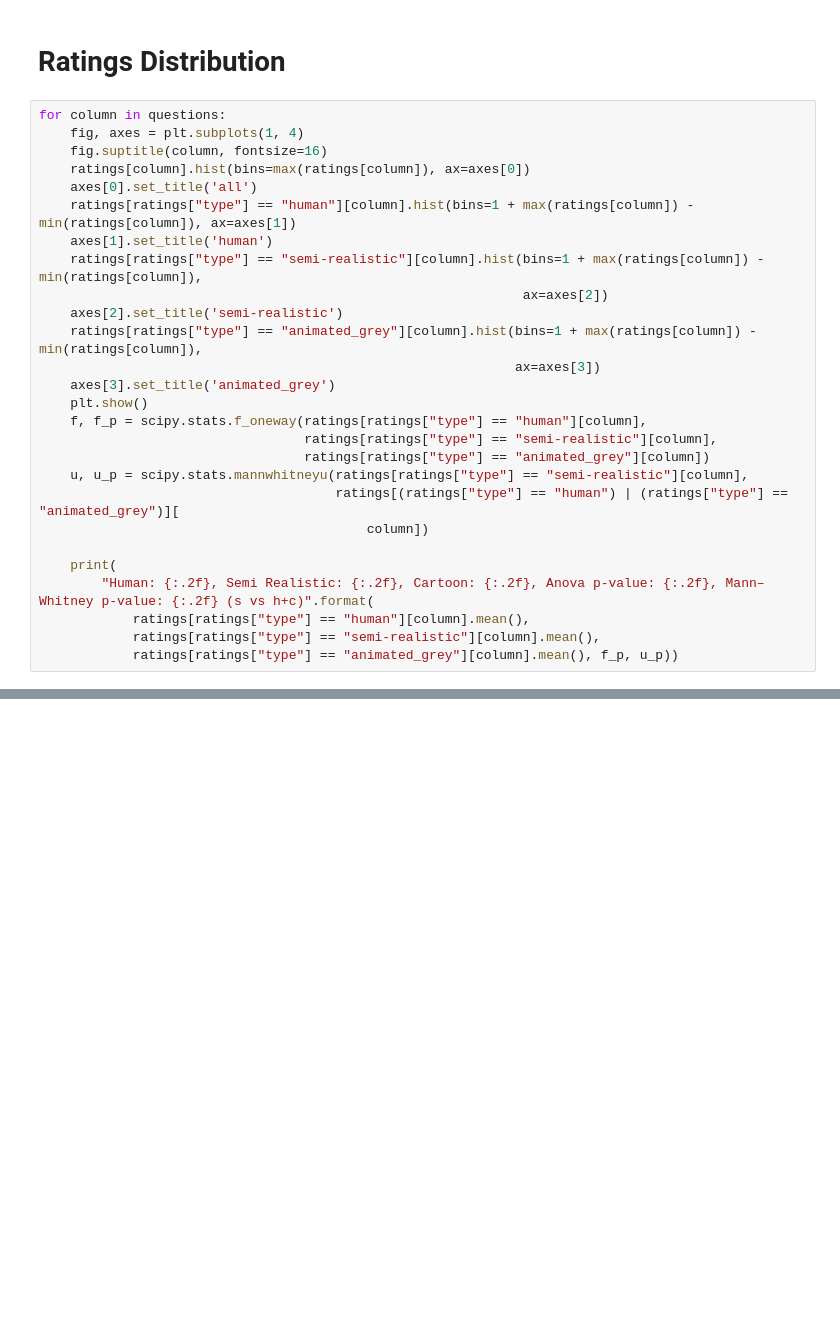
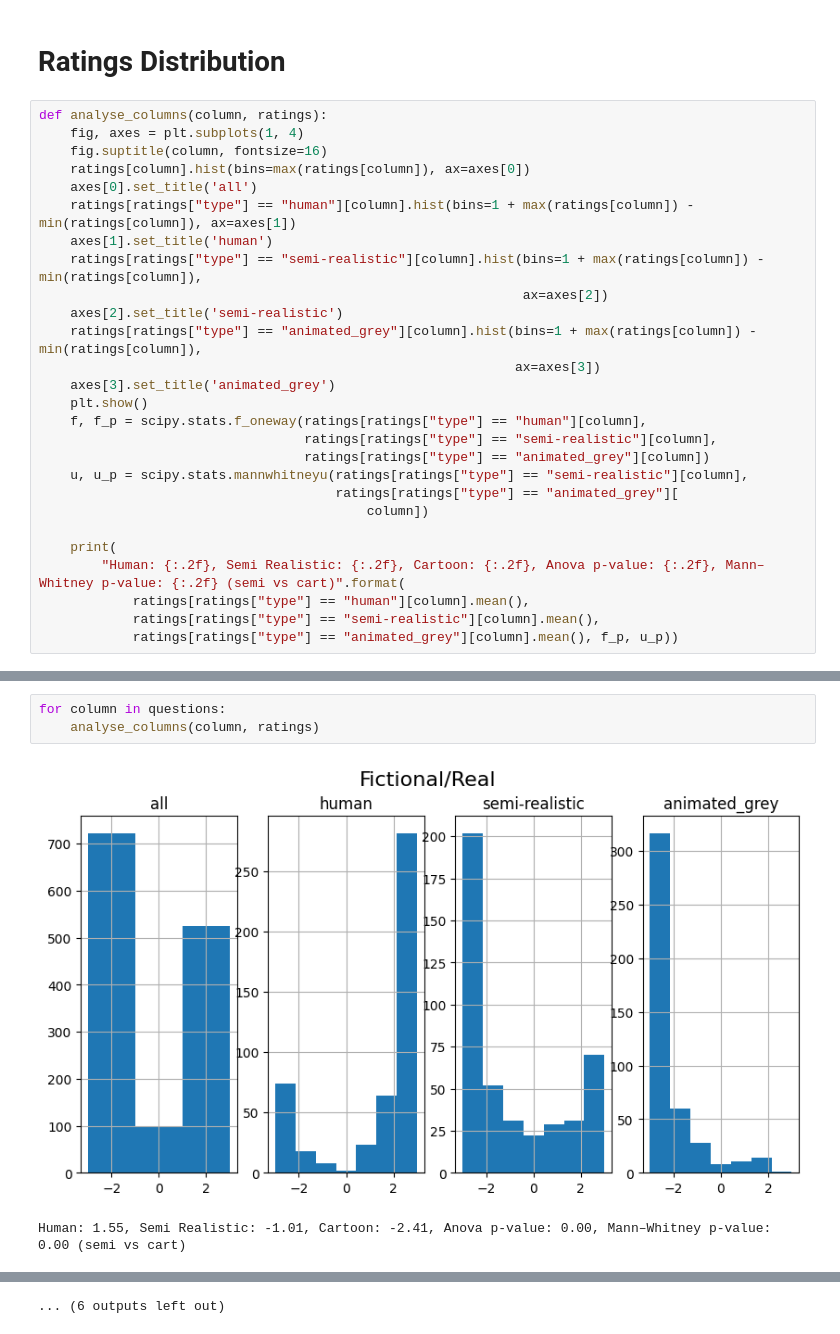
Before and after one commit to itubrainlab/uncanny-face-questionnaire, a Jupyter notebook: analysis/ratings.ipynb, the cells around one changed output, grey strips where cells are left out. Drawn from its saved outputs; the diff is of its cells as text; blank space fills up the shorter version.

```diff
--- a/analysis/ratings.ipynb
+++ b/analysis/ratings.ipynb
@@ -34,7 +45,7 @@ ratings["img"].hist(bins=max(ratings["img"]))
 # %% [markdown]
 # Ratings Distribution
 # %%
-for column in questions:
+def analyse_columns(column, ratings):
     fig, axes = plt.subplots(1, 4)
     fig.suptitle(column, fontsize=16)
     ratings[column].hist(bins=max(ratings[column]), ax=axes[0])
@@ -52,11 +63,11 @@ for column in questions:
                                   ratings[ratings["type"] == "semi-realistic"][column],
                                   ratings[ratings["type"] == "animated_grey"][column])
     u, u_p = scipy.stats.mannwhitneyu(ratings[ratings["type"] == "semi-realistic"][column],
-                                      ratings[(ratings["type"] == "human") | (ratings["type"] == "animated_grey")][
+                                      ratings[ratings["type"] == "animated_grey"][
                                           column])
 
     print(
-        "Human: {:.2f}, Semi Realistic: {:.2f}, Cartoon: {:.2f}, Anova p-value: {:.2f}, Mann–Whitney p-value: {:.2f} (s vs h+c)".format(
+        "Human: {:.2f}, Semi Realistic: {:.2f}, Cartoon: {:.2f}, Anova p-value: {:.2f}, Mann–Whitney p-value: {:.2f} (semi vs cart)".format(
             ratings[ratings["type"] == "human"][column].mean(),
             ratings[ratings["type"] == "semi-realistic"][column].mean(),
             ratings[ratings["type"] == "animated_grey"][column].mean(), f_p, u_p))
@@ -76,0 +74,6 @@ Human: 5.30, Semi Realistic: 4.85, Cartoon: 4.76, Anova p-value: 0.00, Mann–Wh
+# %%
+for column in questions:
+    analyse_columns(column, ratings)
+# %% [output]
+[figure, added]
+Human: 1.55, Semi Realistic: -1.01, Cartoon: -2.41, Anova p-value: 0.00, Mann–Whitney p-value: 0.00 (semi vs cart)
@@ -76,0 +90 @@ Human: 5.30, Semi Realistic: 4.85, Cartoon: 4.76, Anova p-value: 0.00, Mann–Wh
+... (6 outputs left out)
```
Also changed, not shown: parts of 14 cells of this notebook.
